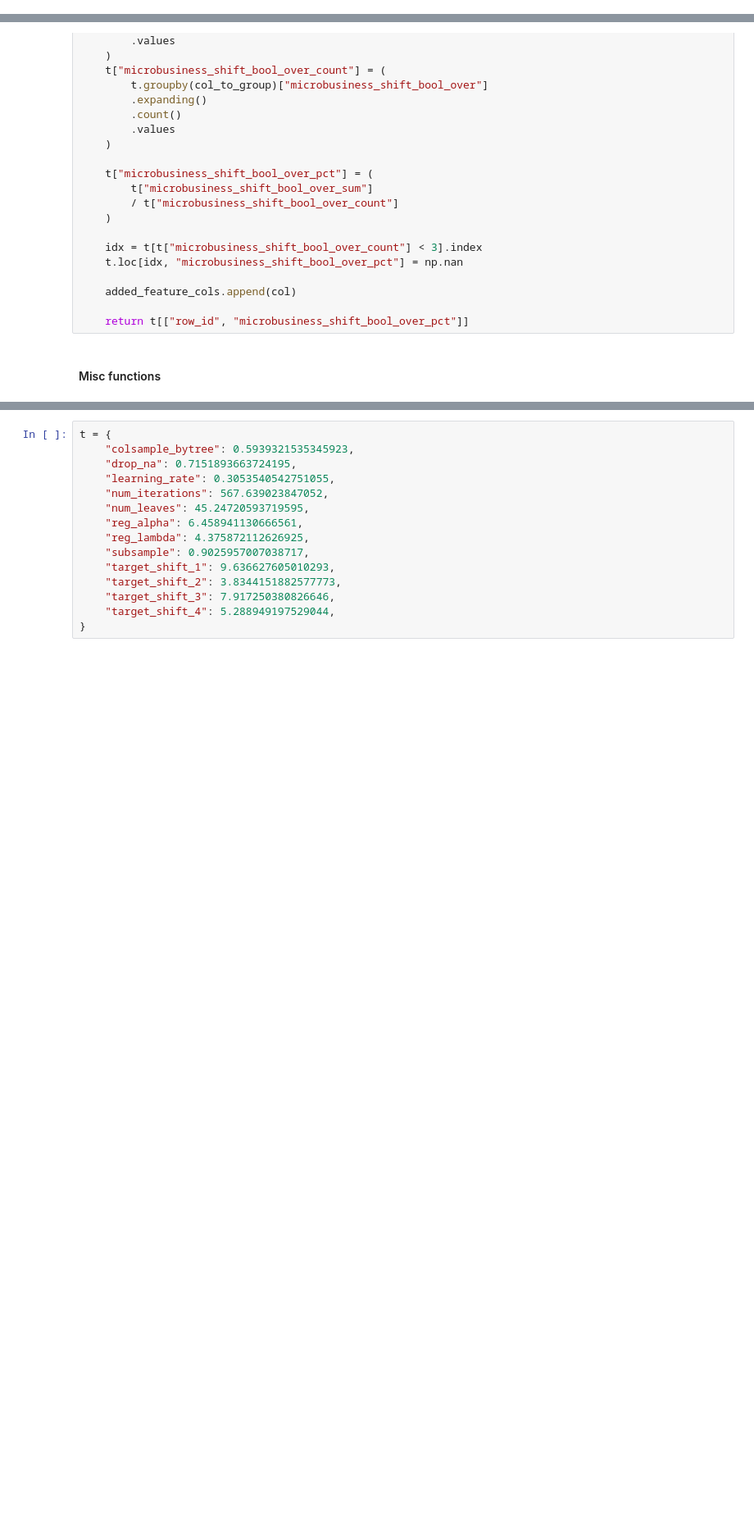
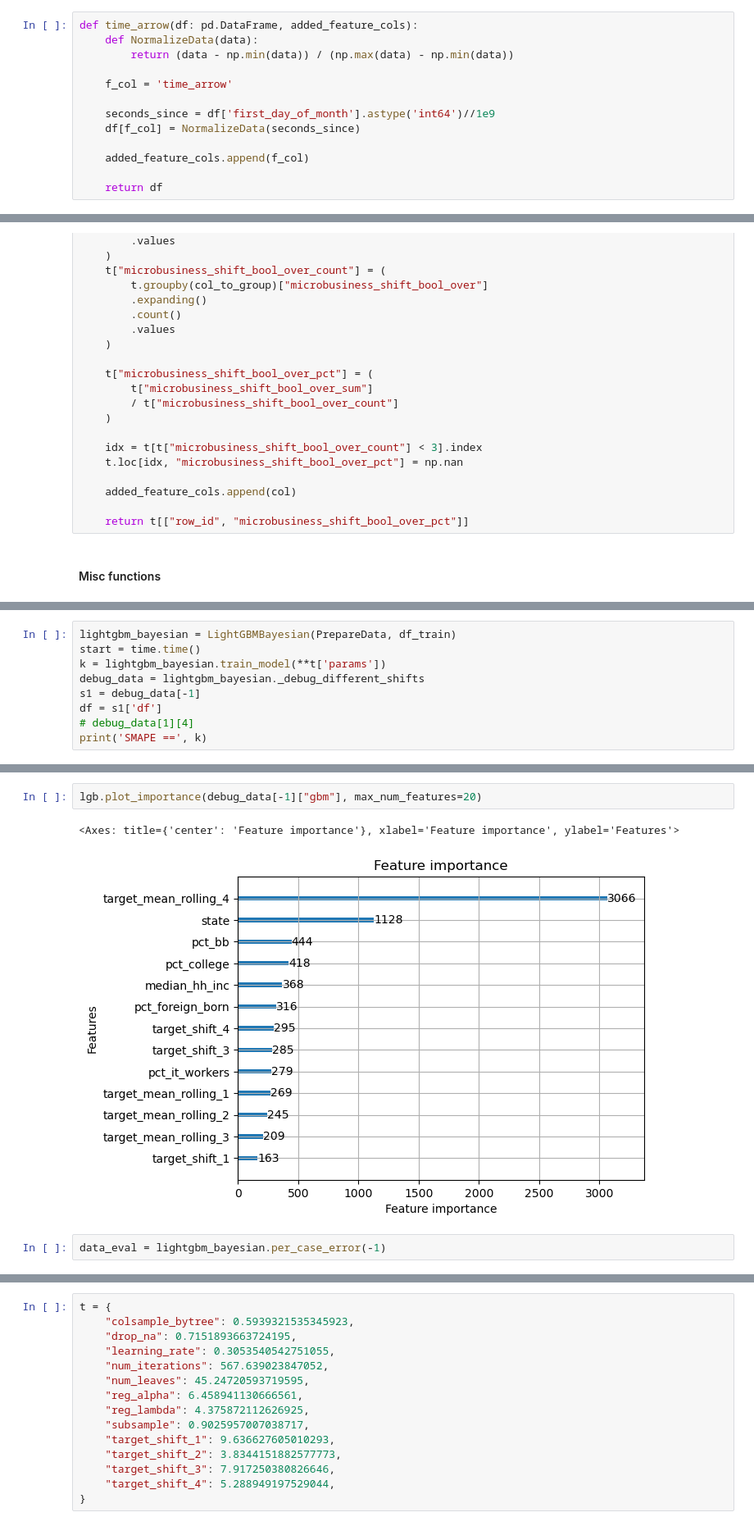
Before and after one commit to olympus999/godaddy-microbusiness-density-forecasting, a Jupyter notebook: notebooks/starter.ipynb, the cells around one changed output, grey strips where cells are left out. Shown at 82% size. Drawn from its saved outputs; the diff is of its cells as text; blank space fills up the shorter version.

```diff
--- a/notebooks/starter.ipynb
+++ b/notebooks/starter.ipynb
@@ -309,3 +321,16 @@ def state_cluster(df_train):
     t0["cluster"] = clustering.labels_
 
     return t0.reset_index()[["state", "cluster"]]
+# %%
+def time_arrow(df: pd.DataFrame, added_feature_cols):
+    def NormalizeData(data):
+        return (data - np.min(data)) / (np.max(data) - np.min(data))
+
+    f_col = 'time_arrow'
+
+    seconds_since = df['first_day_of_month'].astype('int64')//1e9
+    df[f_col] = NormalizeData(seconds_since)
+
+    added_feature_cols.append(f_col)
+
+    return df
@@ -605,0 +1061,9 @@ class LightGBMBayesian:
+# %%
+lightgbm_bayesian = LightGBMBayesian(PrepareData, df_train)
+start = time.time()
+k = lightgbm_bayesian.train_model(**t['params'])
+debug_data = lightgbm_bayesian._debug_different_shifts
+s1 = debug_data[-1]
+df = s1['df']
+# debug_data[1][4]
+print('SMAPE ==', k)
@@ -605,0 +1144,7 @@ class LightGBMBayesian:
+# %%
+lgb.plot_importance(debug_data[-1]["gbm"], max_num_features=20)
+# %% [output]
+<Axes: title={'center': 'Feature importance'}, xlabel='Feature importance', ylabel='Features'>
+[figure, added]
+# %%
+data_eval = lightgbm_bayesian.per_case_error(-1)
```
Also changed, not shown: parts of 117 cells of this notebook.
